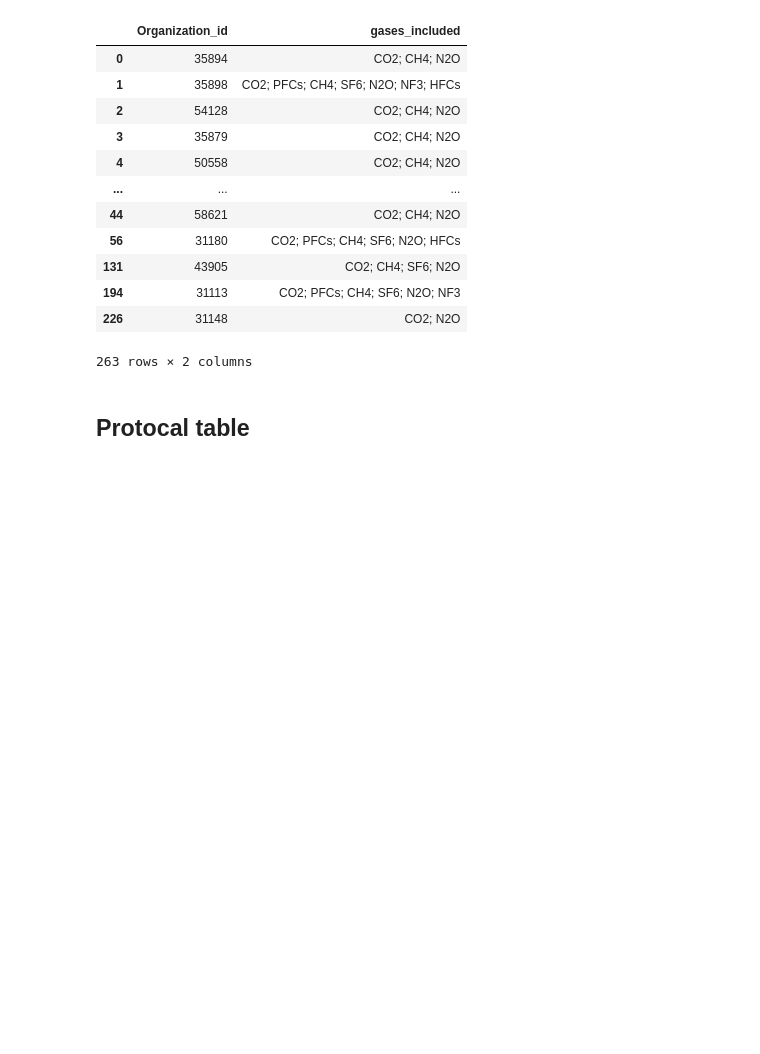
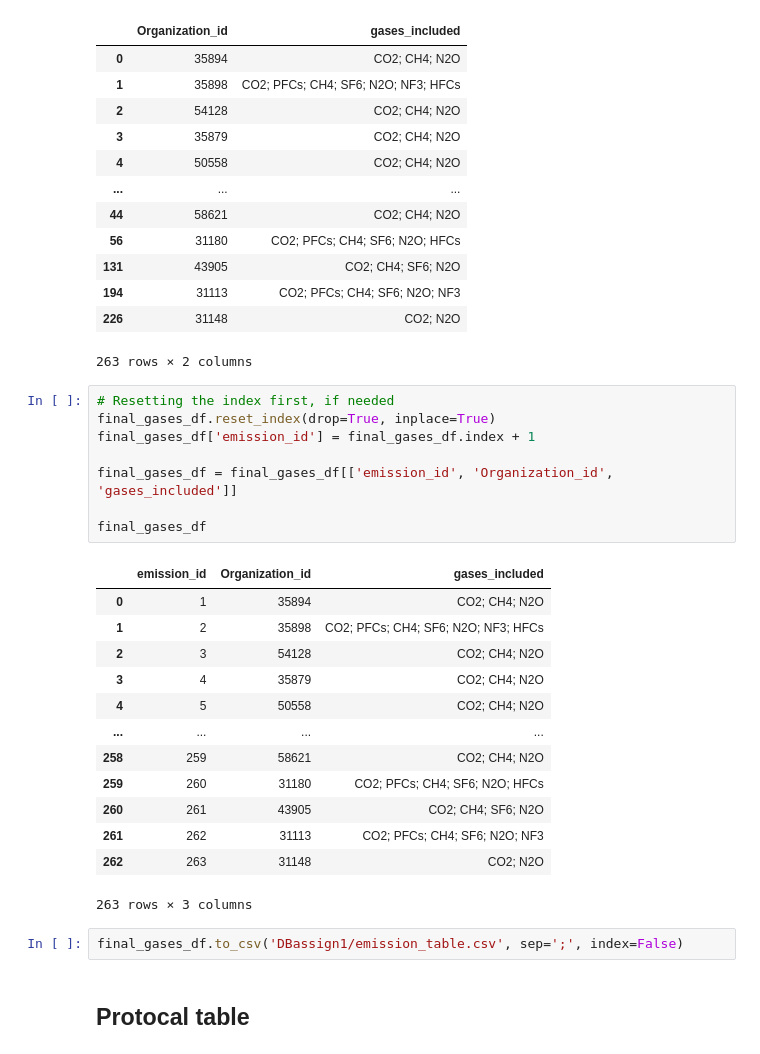
Before and after one commit to Gruppe-H/DB_assignment1, a Jupyter notebook: Dataset_Base_Emissions.ipynb, the cells around one changed output. Cells and saved outputs as stored; diff of their text form; blank space fills up the shorter version.

```diff
--- a/Dataset_Base_Emissions.ipynb
+++ b/Dataset_Base_Emissions.ipynb
@@ -242,6 +242,30 @@ dtype: int64
 | 194 | 31113 | CO2; PFCs; CH4; SF6; N2O; NF3 |
 | 226 | 31148 | CO2; N2O |
 263 rows × 2 columns
+# %%
+# Resetting the index first, if needed
+final_gases_df.reset_index(drop=True, inplace=True)
+final_gases_df['emission_id'] = final_gases_df.index + 1
+
+final_gases_df = final_gases_df[['emission_id', 'Organization_id', 'gases_included']]
+
+final_gases_df
+# %% [output]
+|  | emission_id | Organization_id | gases_included |
+| 0 | 1 | 35894 | CO2; CH4; N2O |
+| 1 | 2 | 35898 | CO2; PFCs; CH4; SF6; N2O; NF3; HFCs |
+| 2 | 3 | 54128 | CO2; CH4; N2O |
+| 3 | 4 | 35879 | CO2; CH4; N2O |
+| 4 | 5 | 50558 | CO2; CH4; N2O |
+| ... | ... | ... | ... |
+| 258 | 259 | 58621 | CO2; CH4; N2O |
+| 259 | 260 | 31180 | CO2; PFCs; CH4; SF6; N2O; HFCs |
+| 260 | 261 | 43905 | CO2; CH4; SF6; N2O |
+| 261 | 262 | 31113 | CO2; PFCs; CH4; SF6; N2O; NF3 |
+| 262 | 263 | 31148 | CO2; N2O |
+263 rows × 3 columns
+# %%
+final_gases_df.to_csv('DBassign1/emission_table.csv', sep=';', index=False)
 # %% [markdown]
 ## Protocal table
 # %% [markdown]
```
Also changed, not shown: 3 other files.
